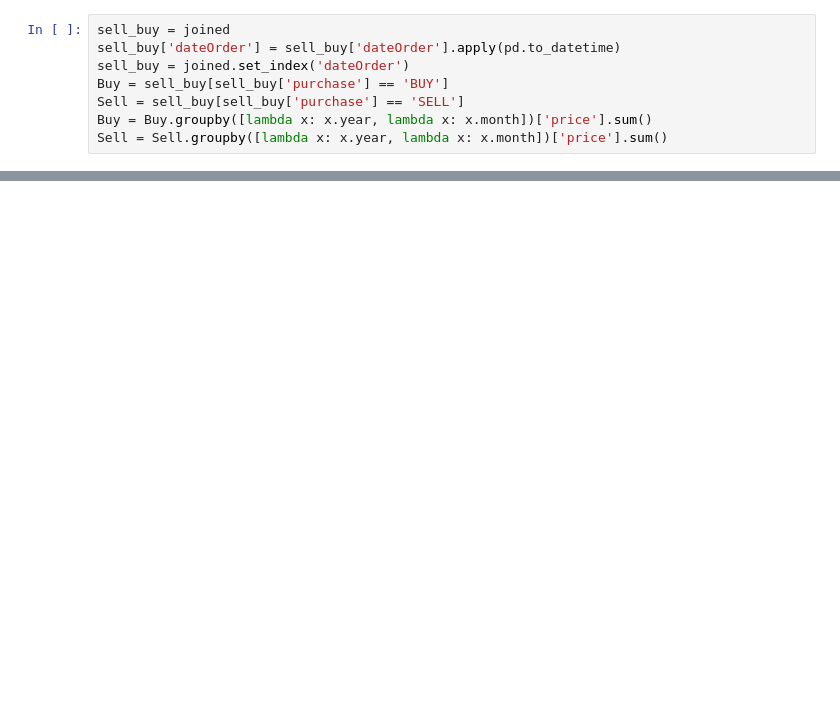
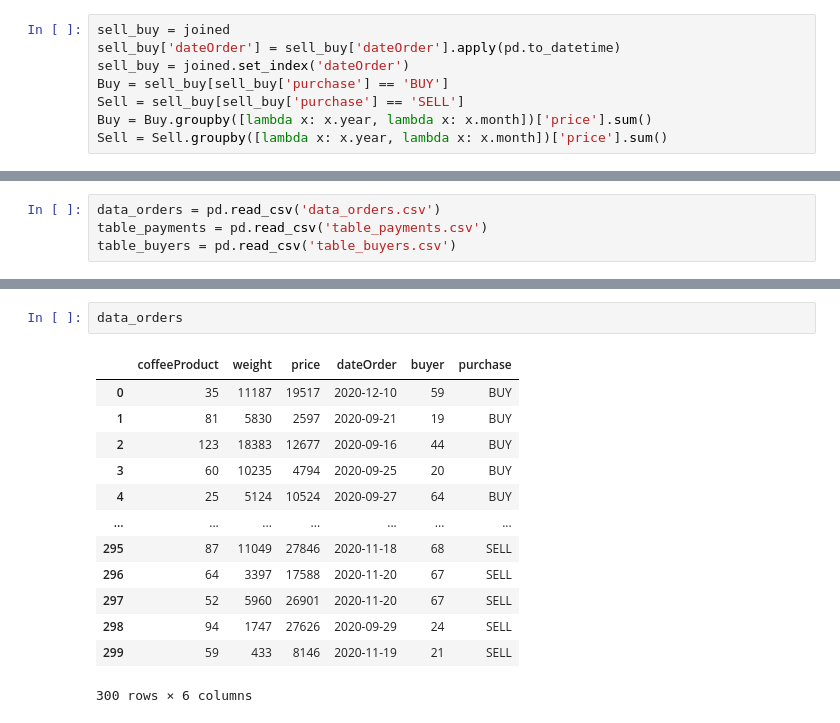
Before and after one commit to IvannaChovhan/Coffee, a Jupyter notebook: Graphics_for_Dashboard.ipynb, the cells around one changed output, grey strips where cells are left out. Cells and saved outputs as stored; diff of their text form; blank space fills up the shorter version.

```diff
--- a/Graphics_for_Dashboard.ipynb
+++ b/Graphics_for_Dashboard.ipynb
@@ -83,3 +83,7 @@ fig = px.bar(data_frame = df, x='harvestYear', y='Amount',
 fig.show()
 # %% [output]
 [interactive output not drawn]
+# %%
+data_orders = pd.read_csv('data_orders.csv')
+table_payments = pd.read_csv('table_payments.csv')
+table_buyers = pd.read_csv('table_buyers.csv')
@@ -85,0 +131,16 @@ fig.show()
+# %%
+data_orders
+# %% [output]
+|  | coffeeProduct | weight | price | dateOrder | buyer | purchase |
+| 0 | 35 | 11187 | 19517 | 2020-12-10 | 59 | BUY |
+| 1 | 81 | 5830 | 2597 | 2020-09-21 | 19 | BUY |
+| 2 | 123 | 18383 | 12677 | 2020-09-16 | 44 | BUY |
+| 3 | 60 | 10235 | 4794 | 2020-09-25 | 20 | BUY |
+| 4 | 25 | 5124 | 10524 | 2020-09-27 | 64 | BUY |
+| ... | ... | ... | ... | ... | ... | ... |
+| 295 | 87 | 11049 | 27846 | 2020-11-18 | 68 | SELL |
+| 296 | 64 | 3397 | 17588 | 2020-11-20 | 67 | SELL |
+| 297 | 52 | 5960 | 26901 | 2020-11-20 | 67 | SELL |
+| 298 | 94 | 1747 | 27626 | 2020-09-29 | 24 | SELL |
+| 299 | 59 | 433 | 8146 | 2020-11-19 | 21 | SELL |
+300 rows × 6 columns
```
Also changed, not shown: parts of 2 cells of this notebook, 6 other files.
